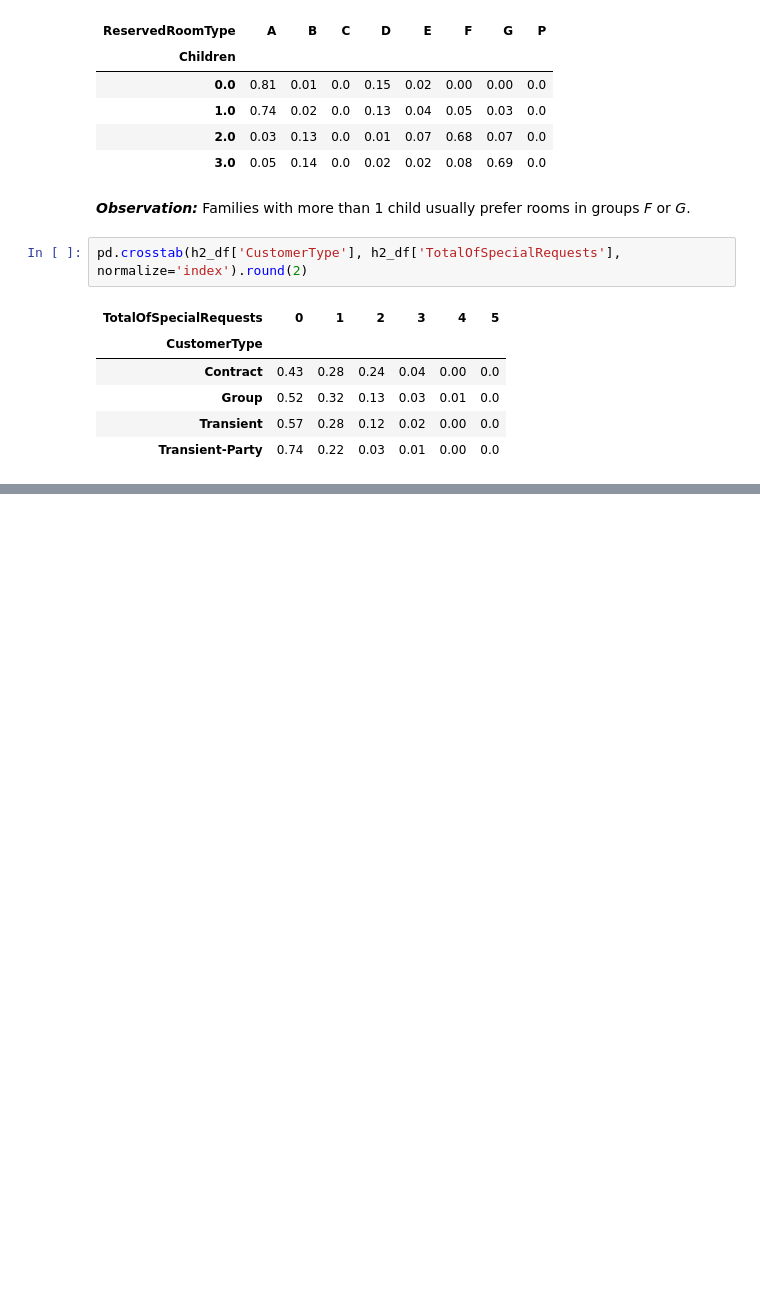
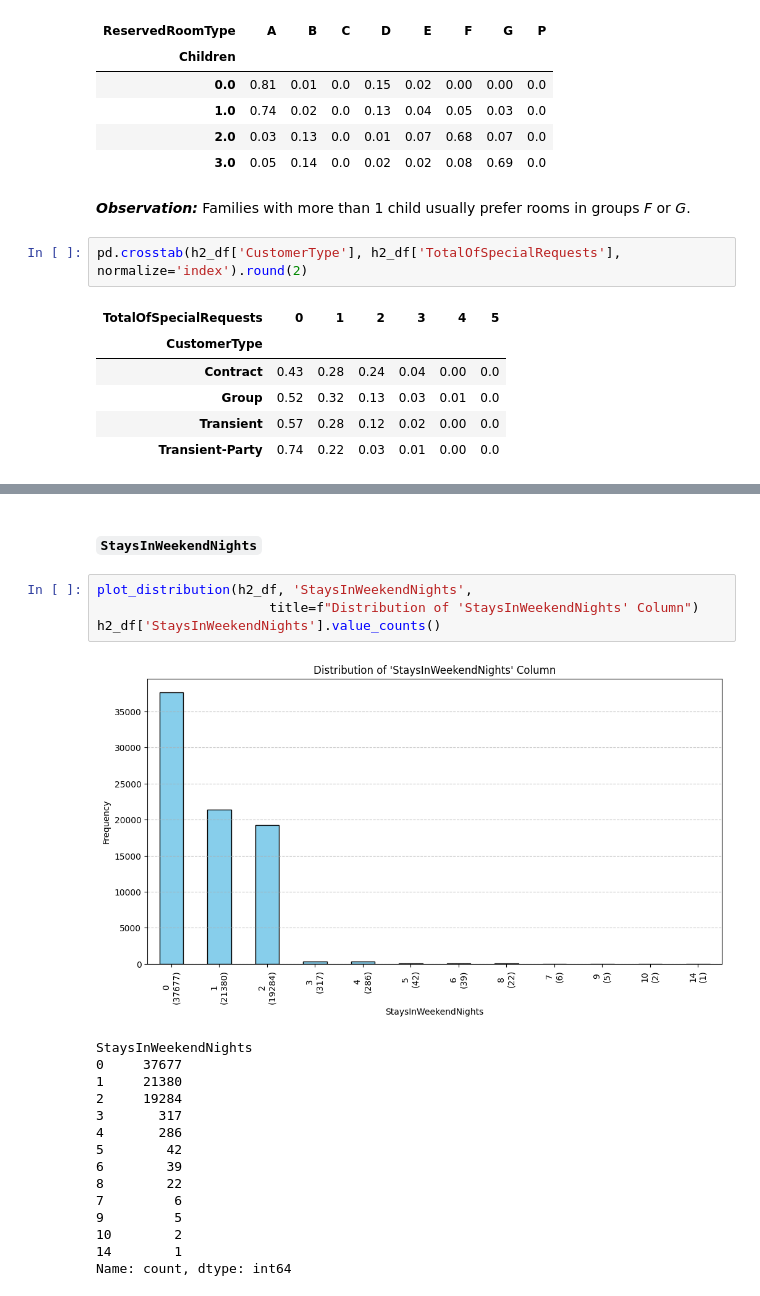
Before and after one commit to enescatagan/HotelDemandAI, a Jupyter notebook: notebooks/main.ipynb, the cells around one changed output, grey strips where cells are left out. Drawn from its saved outputs; the diff is of its cells as text; blank space fills up the shorter version.

```diff
--- a/notebooks/main.ipynb
+++ b/notebooks/main.ipynb
@@ -437,0 +681,22 @@ pd.crosstab(h2_df['CustomerType'], h2_df['TotalOfSpecialRequests'], normalize='i
+# %% [markdown]
+#### `StaysInWeekendNights`
+# %%
+plot_distribution(h2_df, 'StaysInWeekendNights',
+                      title=f"Distribution of 'StaysInWeekendNights' Column")
+h2_df['StaysInWeekendNights'].value_counts()
+# %% [output]
+[figure, added]
+StaysInWeekendNights
+0     37677
+1     21380
+2     19284
+3       317
+4       286
+5        42
+6        39
+8        22
+7         6
+9         5
+10        2
+14        1
+Name: count, dtype: int64
```
Also changed, not shown: parts of 87 cells of this notebook.
